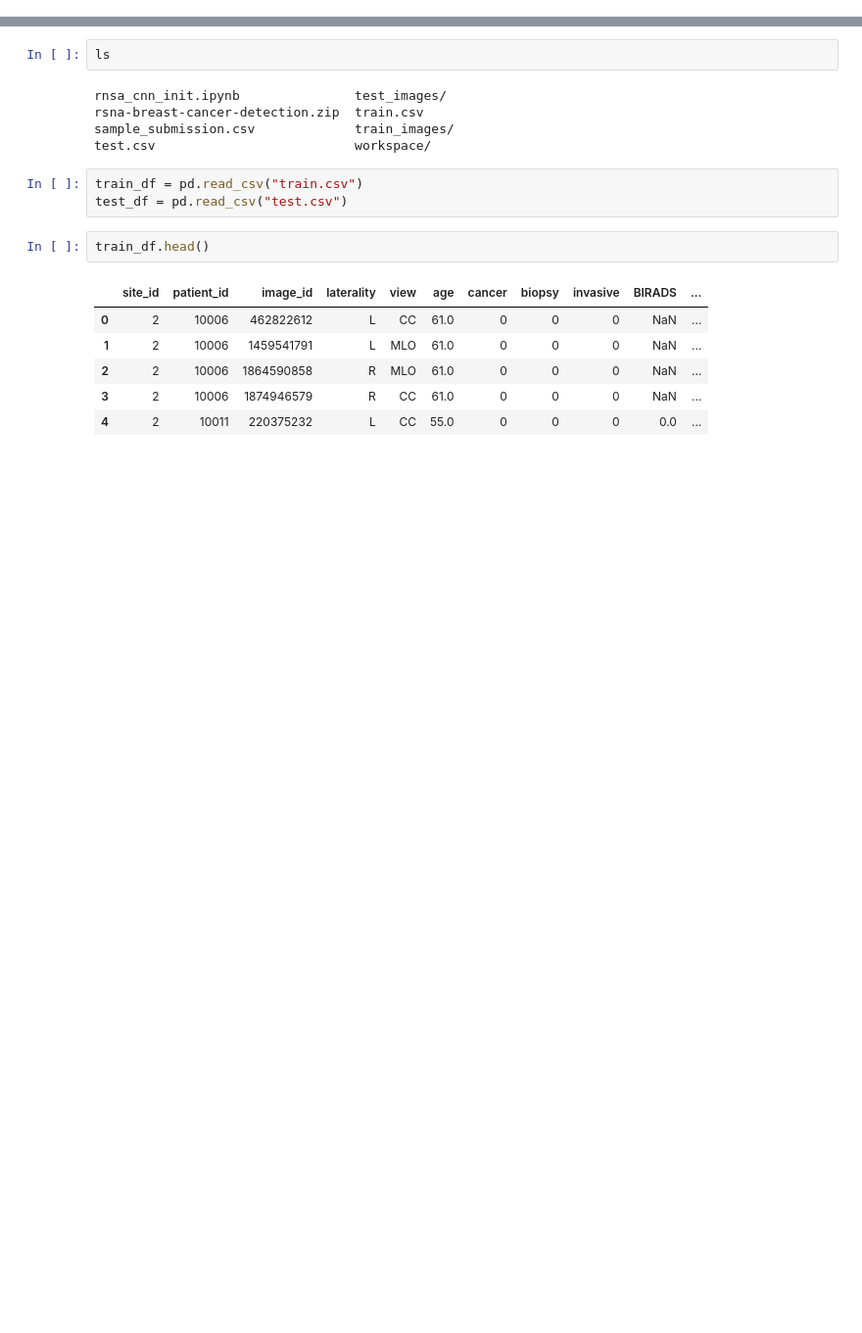
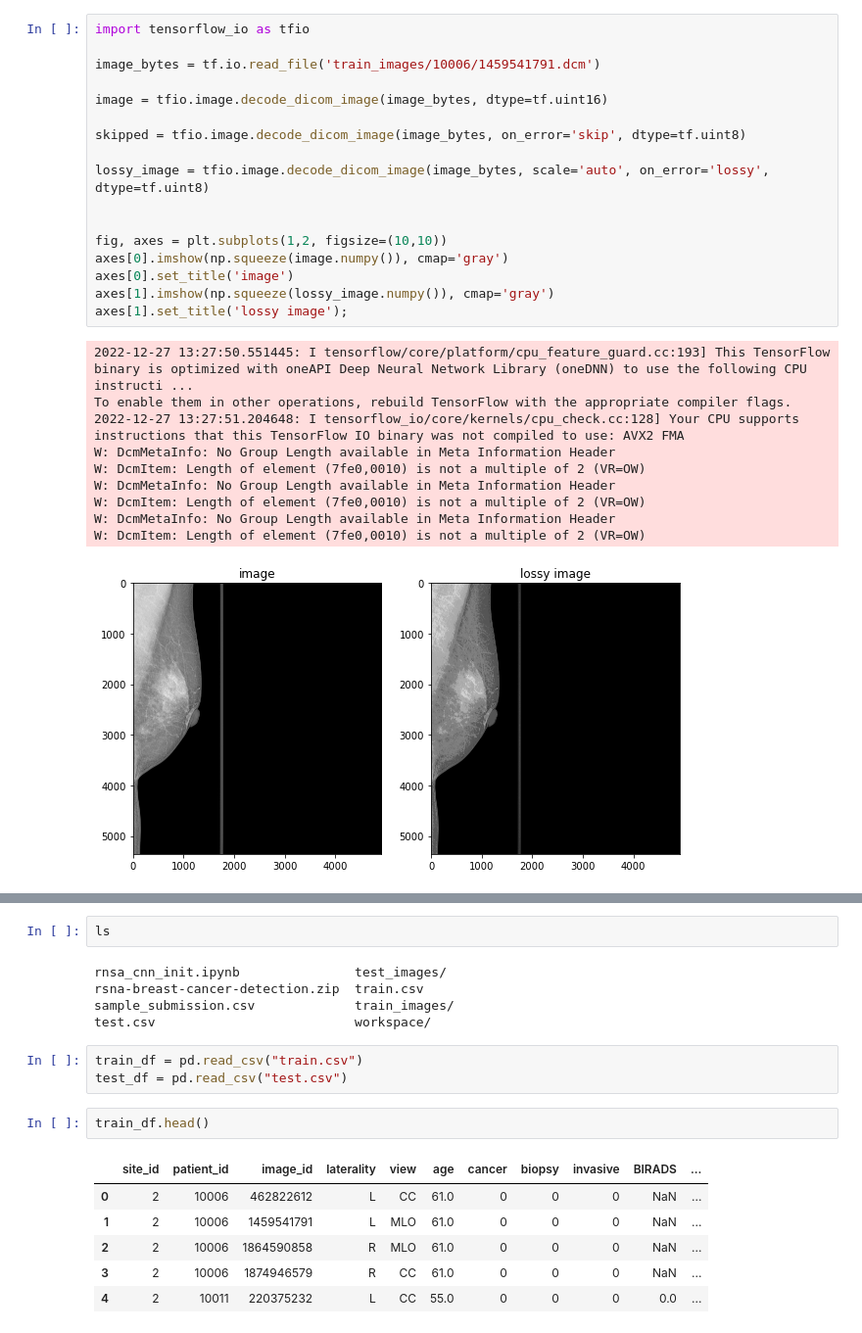
Before and after one commit to xueweichen0110/rnsa_mammography, a Jupyter notebook: rnsa_cnn_init.ipynb, the cells around one changed output, grey strips where cells are left out. Shown: that part at 98% size. Saved outputs shown, nothing was run; the diff lists cells and outputs as text; blank space fills up the shorter version.

Commit message:
preprocess image files

```diff
--- a/rnsa_cnn_init.ipynb
+++ b/rnsa_cnn_init.ipynb
@@ -42,0 +74,28 @@ import cv2
+# %%
+import tensorflow_io as tfio
+
+image_bytes = tf.io.read_file('train_images/10006/1459541791.dcm')
+
+image = tfio.image.decode_dicom_image(image_bytes, dtype=tf.uint16)
+
+skipped = tfio.image.decode_dicom_image(image_bytes, on_error='skip', dtype=tf.uint8)
+
+lossy_image = tfio.image.decode_dicom_image(image_bytes, scale='auto', on_error='lossy', dtype=tf.uint8)
+
+
+fig, axes = plt.subplots(1,2, figsize=(10,10))
+axes[0].imshow(np.squeeze(image.numpy()), cmap='gray')
+axes[0].set_title('image')
+axes[1].imshow(np.squeeze(lossy_image.numpy()), cmap='gray')
+axes[1].set_title('lossy image');
+# %% [output]
+2022-12-27 13:27:50.551445: I tensorflow/core/platform/cpu_feature_guard.cc:193] This TensorFlow binary is optimized with oneAPI Deep Neural Network Library (oneDNN) to use the following CPU instructi ...
+To enable them in other operations, rebuild TensorFlow with the appropriate compiler flags.
+2022-12-27 13:27:51.204648: I tensorflow_io/core/kernels/cpu_check.cc:128] Your CPU supports instructions that this TensorFlow IO binary was not compiled to use: AVX2 FMA
+W: DcmMetaInfo: No Group Length available in Meta Information Header
+W: DcmItem: Length of element (7fe0,0010) is not a multiple of 2 (VR=OW)
+W: DcmMetaInfo: No Group Length available in Meta Information Header
+W: DcmItem: Length of element (7fe0,0010) is not a multiple of 2 (VR=OW)
+W: DcmMetaInfo: No Group Length available in Meta Information Header
+W: DcmItem: Length of element (7fe0,0010) is not a multiple of 2 (VR=OW)
+[figure, added]
```
Also changed, not shown: parts of 20 cells of this notebook.
